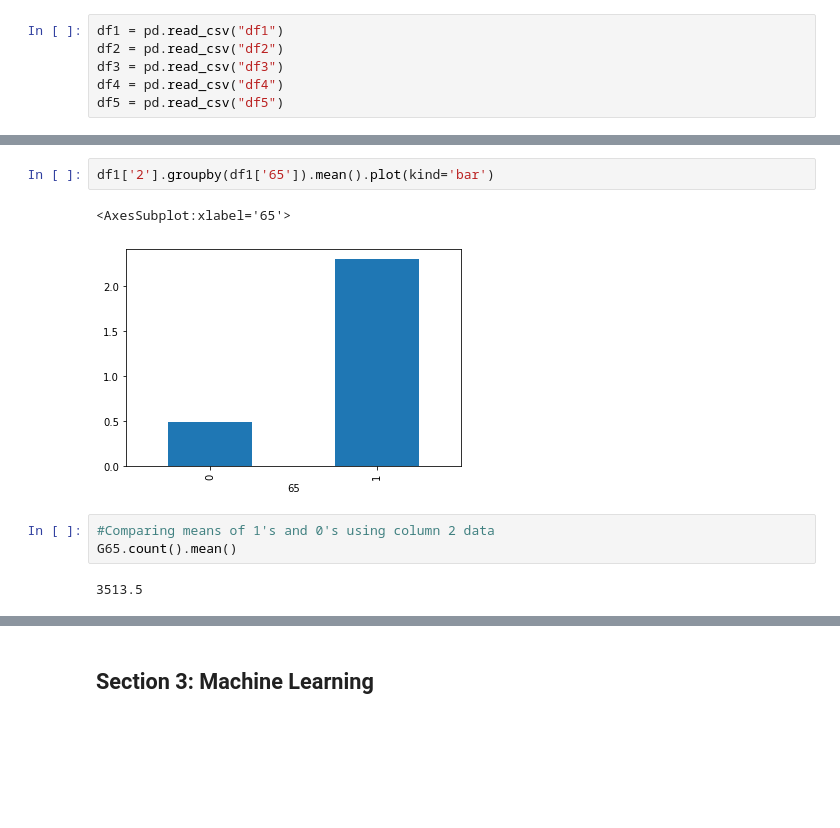
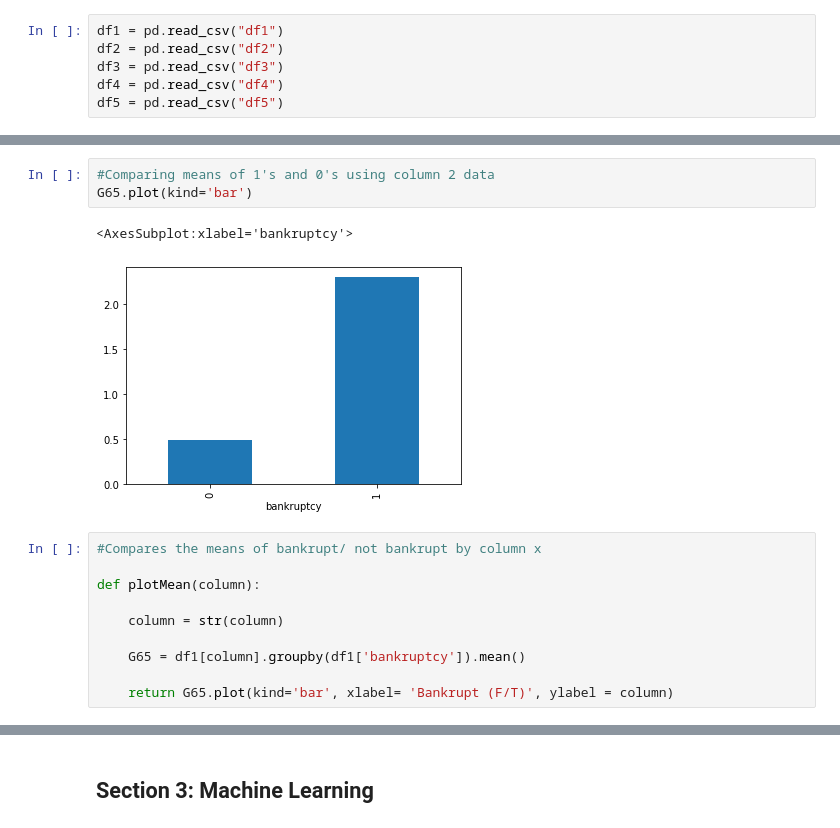
Before and after one commit to KeeganH2O/DS160_Final_Project_BWT_KSH, a Jupyter notebook: Final Project Workbook.ipynb, the cells around one changed output, grey strips where cells are left out. Saved outputs shown, nothing was run; the diff lists cells and outputs as text; blank space fills up the shorter version.

```diff
--- a/Final Project Workbook.ipynb
+++ b/Final Project Workbook.ipynb
@@ -286,10 +374,16 @@ Name: 2, dtype: int64
-# %%
-df1['2'].groupby(df1['65']).mean().plot(kind='bar')
-# %% [output]
-<AxesSubplot:xlabel='65'>
-[figure, removed]
 # %%
 #Comparing means of 1's and 0's using column 2 data
-G65.count().mean()
+G65.plot(kind='bar')
 # %% [output]
-3513.5
+<AxesSubplot:xlabel='bankruptcy'>
+[figure, added]
+# %%
+#Compares the means of bankrupt/ not bankrupt by column x
+
+def plotMean(column):
+
+    column = str(column)
+
+    G65 = df1[column].groupby(df1['bankruptcy']).mean()
+
+    return G65.plot(kind='bar', xlabel= 'Bankrupt (F/T)', ylabel = column)
```
Also changed, not shown: parts of 49 cells of this notebook.
